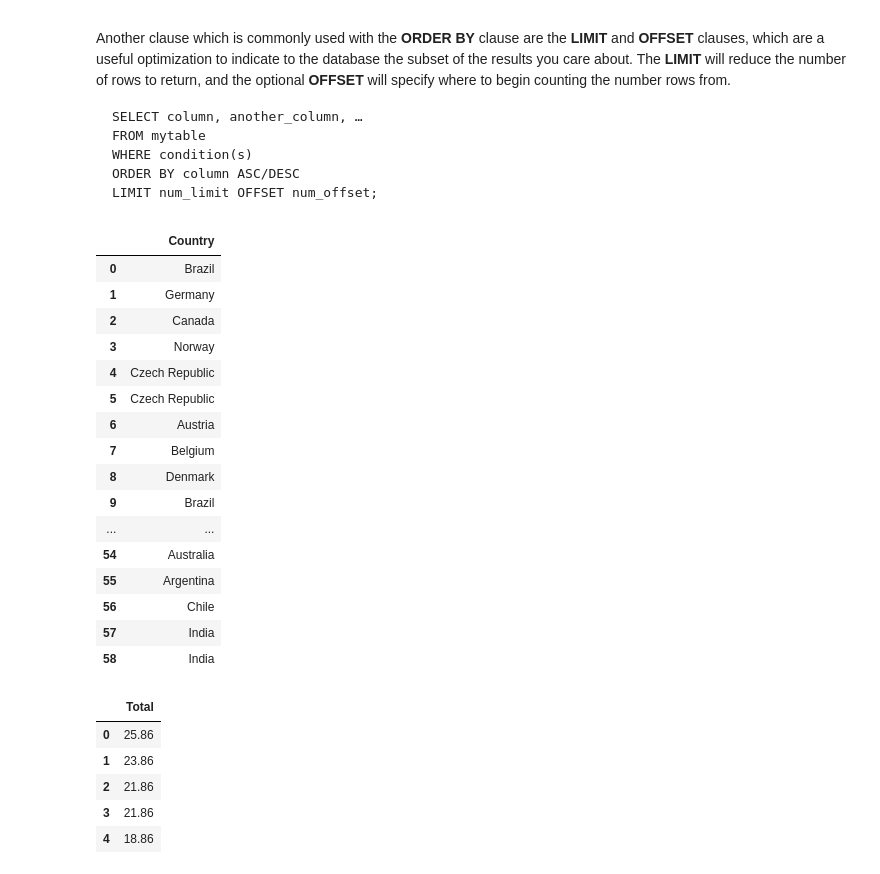
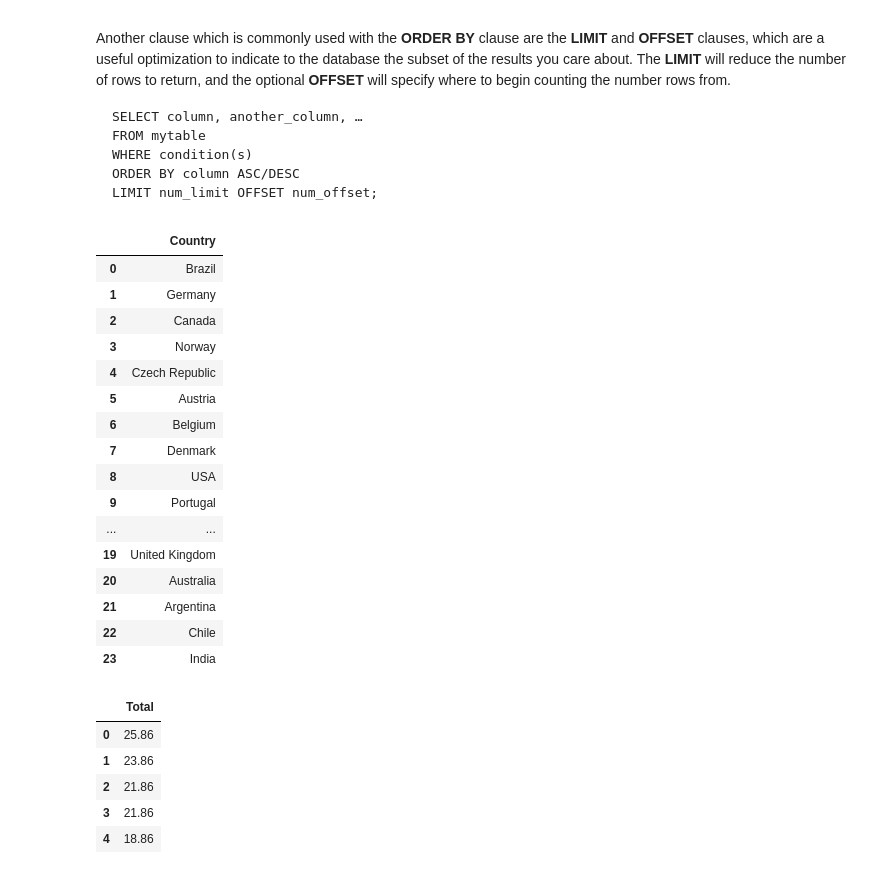
Before and after one commit to EdwardNgo/DevC-DataScience, a Jupyter notebook: Lab_1_Python_SQL.ipynb, the cells around one changed output. Cells and saved outputs as stored; diff of their text form; code cells hidden in the pictures.

````diff
--- a/Lab_1_Python_SQL.ipynb
+++ b/Lab_1_Python_SQL.ipynb
@@ -457,25 +458,25 @@ LIMIT num_limit OFFSET num_offset;
 ```
 # %%
 # Find a list of all countries where customers live in
-pd.read_sql_query('SELECT country FROM customers ',conn)
+pd.read_sql_query('SELECT DISTINCT country FROM customers ',conn)
 # %% [output]
 |  | Country |
 | 0 | Brazil |
 | 1 | Germany |
 | 2 | Canada |
 | 3 | Norway |
 | 4 | Czech Republic |
-| 5 | Czech Republic |
-| 6 | Austria |
-| 7 | Belgium |
-| 8 | Denmark |
-| 9 | Brazil |
+| 5 | Austria |
+| 6 | Belgium |
+| 7 | Denmark |
+| 8 | USA |
+| 9 | Portugal |
 | ... | ... |
-| 54 | Australia |
-| 55 | Argentina |
-| 56 | Chile |
-| 57 | India |
-| 58 | India |
+| 19 | United Kingdom |
+| 20 | Australia |
+| 21 | Argentina |
+| 22 | Chile |
+| 23 | India |
 # %%
 # Find the top 5 cheapest bill
 pd.read_sql_query('SELECT total FROM invoices ORDER BY total DESC LIMIT 5',conn)
````
Also changed, not shown: parts of 11 cells of this notebook.
